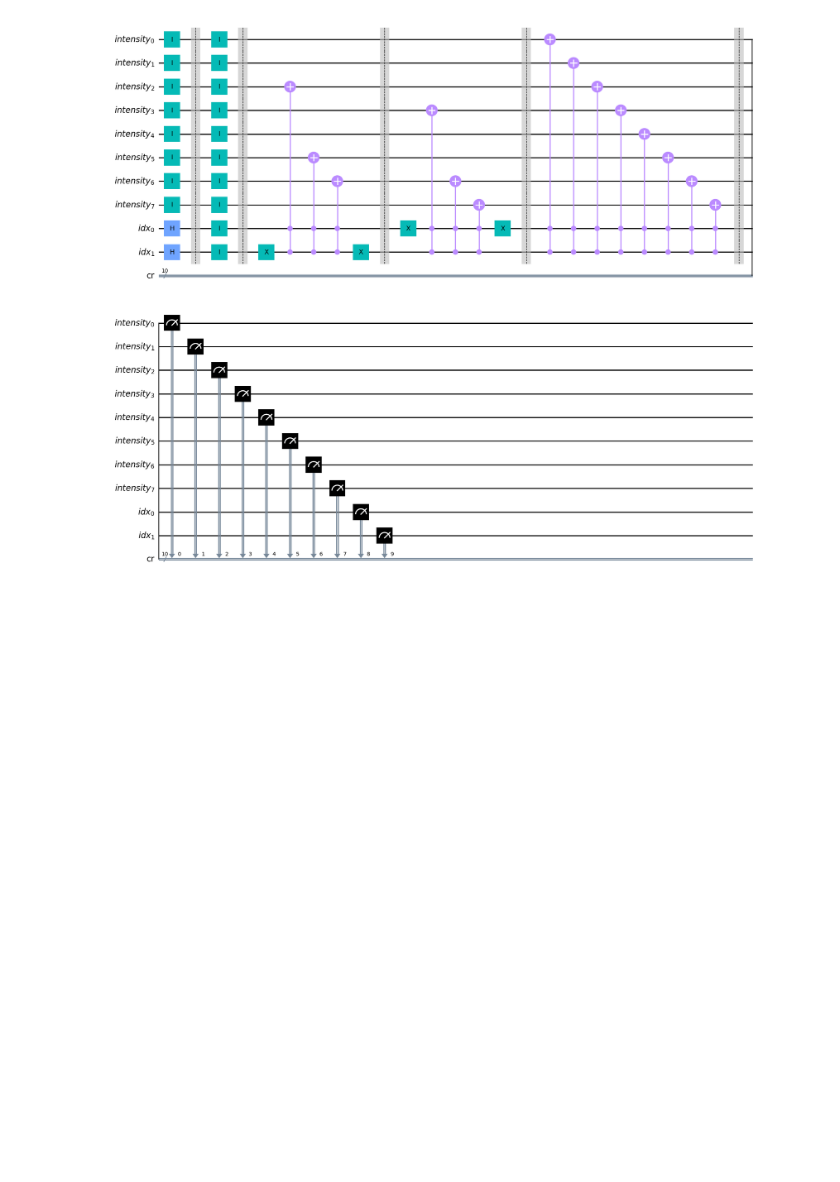
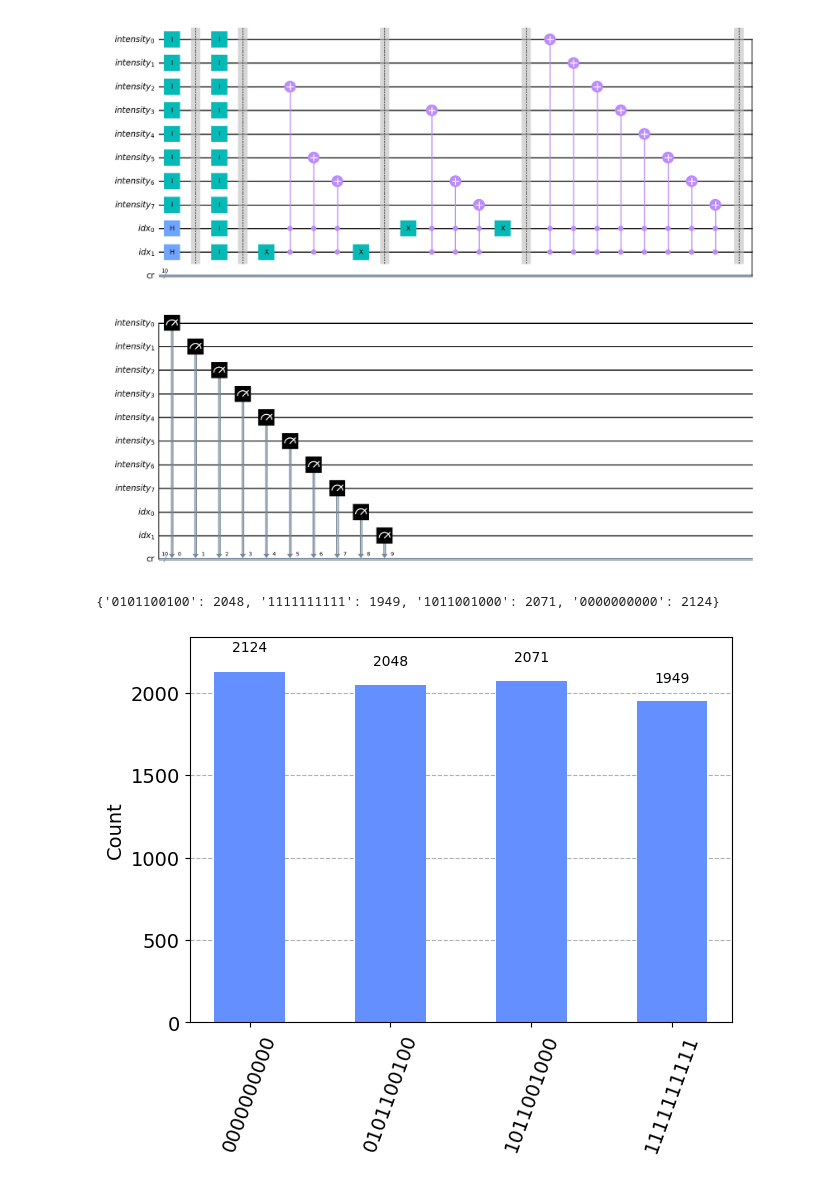
Before and after one commit to ANCP2021/Quantum-Embeddings-Convolution, a Jupyter notebook: Embeddings/NEQR.ipynb, the cells around one changed output. Drawn from its saved outputs; the diff is of its cells as text; code cells hidden in the pictures; blank space fills up the shorter version.

Commit message:
added simulation to NEQR

```diff
--- a/Embeddings/NEQR.ipynb
+++ b/Embeddings/NEQR.ipynb
@@ -71,3 +71,16 @@ circuit = createNRQI(num_pixels, grayscale_vals, xGate_idx_list)
 circuit.draw(output="mpl")
 # %% [output]
 [figure]
+# %%
+aer_sim = Aer.get_backend('aer_simulator')
+t_qc_image = transpile(circuit, aer_sim)
+qobj = assemble(t_qc_image, shots=8192)
+job_neqr = aer_sim.run(qobj)
+result_neqr = job_neqr.result()
+counts_neqr = result_neqr.get_counts()
+
+print(counts_neqr)
+plot_histogram(counts_neqr)
+# %% [output]
+{'0101100100': 2048, '1111111111': 1949, '1011001000': 2071, '0000000000': 2124}
+[figure, added]
```
